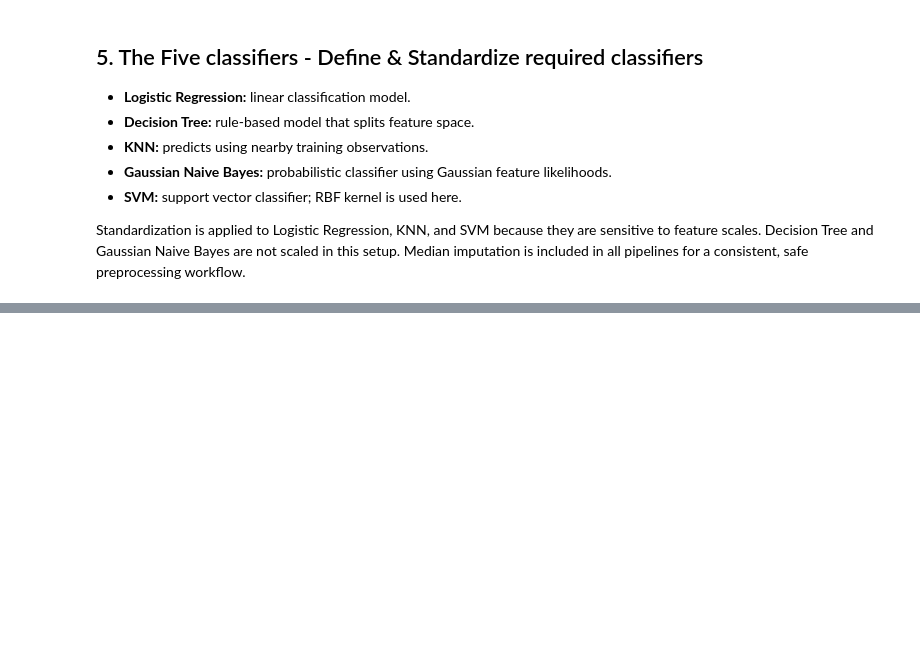
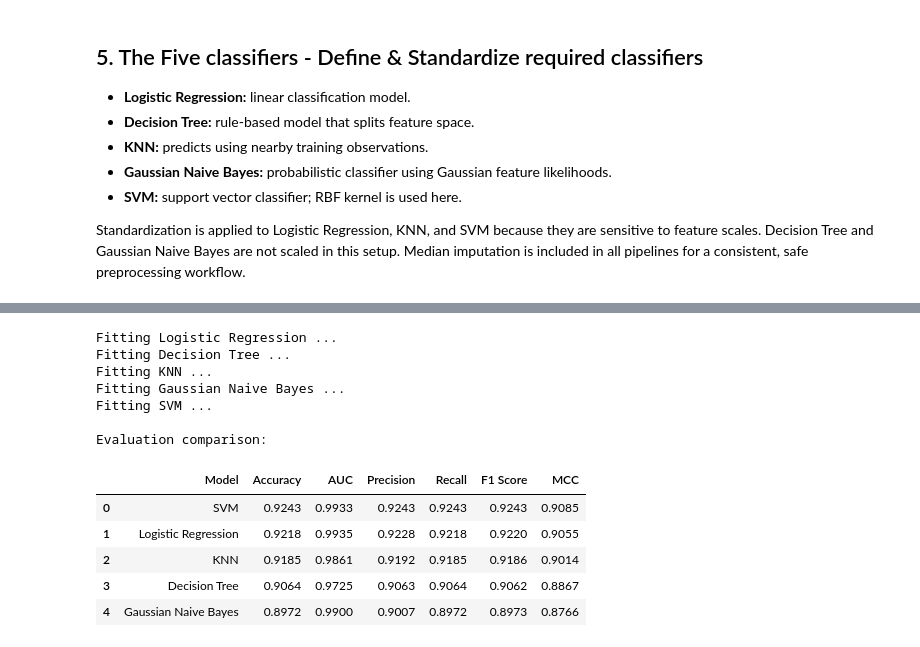
Before and after one commit to DeepanaMathankumarJ/ml-classification-comparison, a Jupyter notebook: DryBean_Model_training.ipynb, the cells around one changed output, grey strips where cells are left out. Saved outputs shown, nothing was run; the diff lists cells and outputs as text; code cells hidden in the pictures; blank space fills up the shorter version.

Commit message:
Phase 5: Trained and Fine Tuned the model

```diff
--- a/DryBean_Model_training.ipynb
+++ b/DryBean_Model_training.ipynb
@@ -348,0 +362,63 @@ Configured models:
+# %%
+results = []
+predictions_by_model = {}
+probabilities_by_model = {}
+classification_reports = {}
+
+for model_name, pipeline in models.items():
+    print(f"Fitting {model_name} ...")
+    pipeline.fit(X_train, y_train)
+
+    y_pred = pipeline.predict(X_test)
+    y_prob = pipeline.predict_proba(X_test)
+
+    predictions_by_model[model_name] = y_pred
+    probabilities_by_model[model_name] = y_prob
+
+    auc = roc_auc_score(
+        y_test,
+        y_prob,
+        multi_class="ovr",
+        average="weighted",
+        labels=pipeline.classes_
+    )
+
+    row = {
+        "Model": model_name,
+        "Accuracy": accuracy_score(y_test, y_pred),
+        "AUC": auc,
+        "Precision": precision_score(y_test, y_pred, average="weighted", zero_division=0),
+        "Recall": recall_score(y_test, y_pred, average="weighted", zero_division=0),
+        "F1 Score": f1_score(y_test, y_pred, average="weighted", zero_division=0),
+        "MCC": matthews_corrcoef(y_test, y_pred)
+    }
+    results.append(row)
+
+    report_text = classification_report(y_test, y_pred, zero_division=0)
+    classification_reports[model_name] = report_text
+
+    filename = model_name.lower().replace(" ", "_") + ".joblib"
+    joblib.dump(pipeline, MODEL_DIR / filename)
+    (REPORT_DIR / (filename.replace(".joblib", "_classification_report.txt"))).write_text(
+        report_text, encoding="utf-8"
+    )
+
+metrics_df = pd.DataFrame(results).sort_values("F1 Score", ascending=False).reset_index(drop=True)
+metrics_df.to_csv(REPORT_DIR / "model_metrics.csv", index=False)
+
+print("\nEvaluation comparison:")
+display(metrics_df.round(4))
+# %% [output]
+Fitting Logistic Regression ...
+Fitting Decision Tree ...
+Fitting KNN ...
+Fitting Gaussian Naive Bayes ...
+Fitting SVM ...
+
+Evaluation comparison:
+|  | Model | Accuracy | AUC | Precision | Recall | F1 Score | MCC |
+| 0 | SVM | 0.9243 | 0.9933 | 0.9243 | 0.9243 | 0.9243 | 0.9085 |
+| 1 | Logistic Regression | 0.9218 | 0.9935 | 0.9228 | 0.9218 | 0.9220 | 0.9055 |
+| 2 | KNN | 0.9185 | 0.9861 | 0.9192 | 0.9185 | 0.9186 | 0.9014 |
+| 3 | Decision Tree | 0.9064 | 0.9725 | 0.9063 | 0.9064 | 0.9062 | 0.8867 |
+| 4 | Gaussian Naive Bayes | 0.8972 | 0.9900 | 0.9007 | 0.8972 | 0.8973 | 0.8766 |
```
Also changed, not shown: parts of 4 cells of this notebook, 11 other files.
